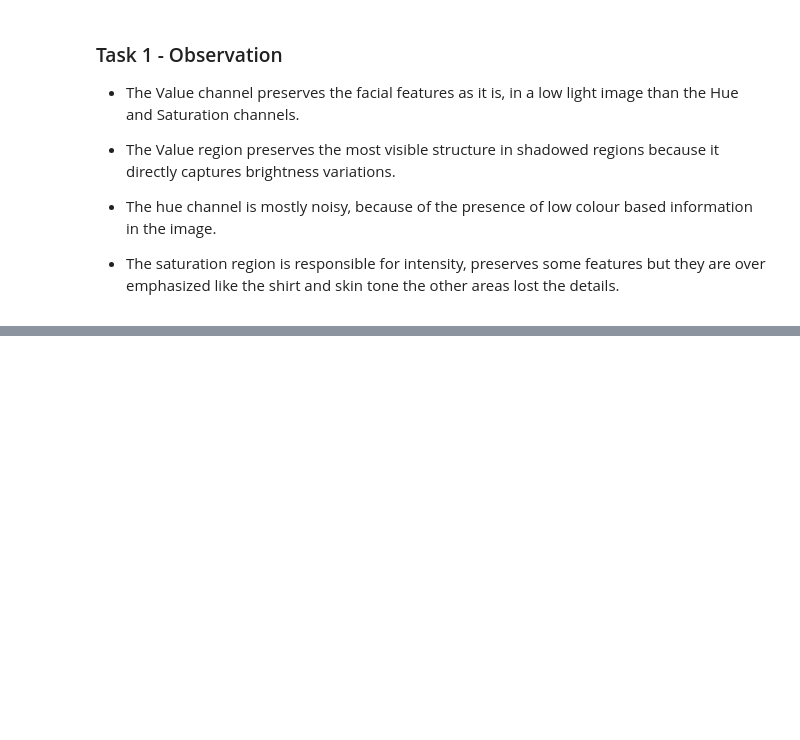
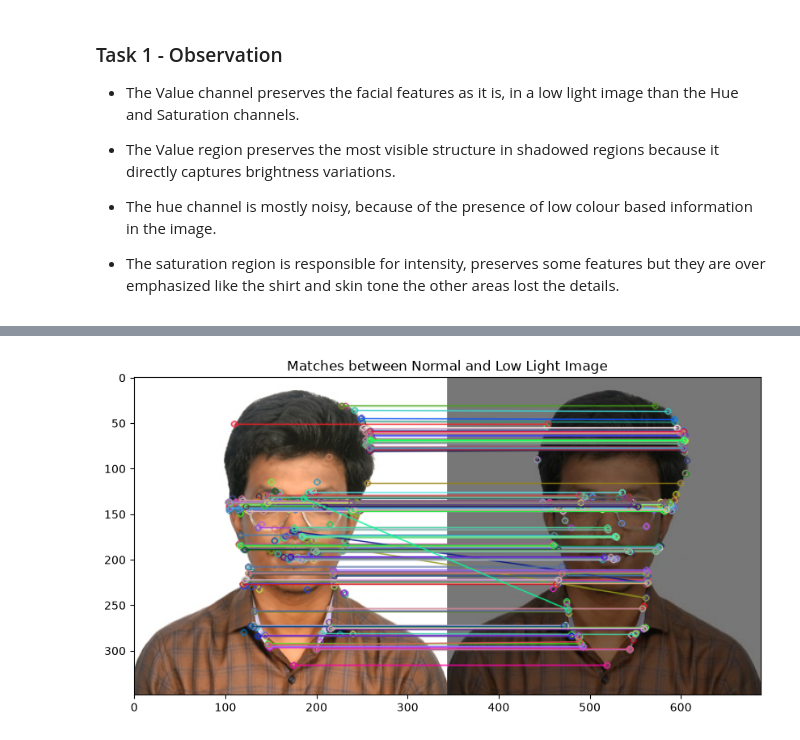
Before and after one commit to SUDAR2005/embedUR-Training, a Jupyter notebook: ai_ml-assessment/onboarding-OpenCV/Sudar/image_processing.ipynb, the cells around one changed output, grey strips where cells are left out. Saved outputs shown, nothing was run; the diff lists cells and outputs as text; code cells hidden in the pictures; blank space fills up the shorter version.

```diff
--- a/ai_ml-assessment/onboarding-OpenCV/Sudar/image_processing.ipynb
+++ b/ai_ml-assessment/onboarding-OpenCV/Sudar/image_processing.ipynb
@@ -153,0 +194,14 @@ plt.show()
+# %%
+# match keypoints
+matcher = cv.BFMatcher(cv.NORM_HAMMING, crossCheck=True)
+result = matcher.match(normal_descriptors, low_light_descriptor)
+
+# visualize match
+match_result_img = cv.drawMatches(normal_img, normal_keypoints,
+                                 low_light_img, low_light_keypoint, result, None)
+plt.figure(figsize=(10, 8))
+plt.imshow(cv.cvtColor(match_result_img, cv.COLOR_BGR2RGB))
+plt.title("Matches between Normal and Low Light Image")
+plt.show()
+# %% [output]
+[figure, added]
```
Also changed, not shown: parts of 10 cells of this notebook, 1 other file.
